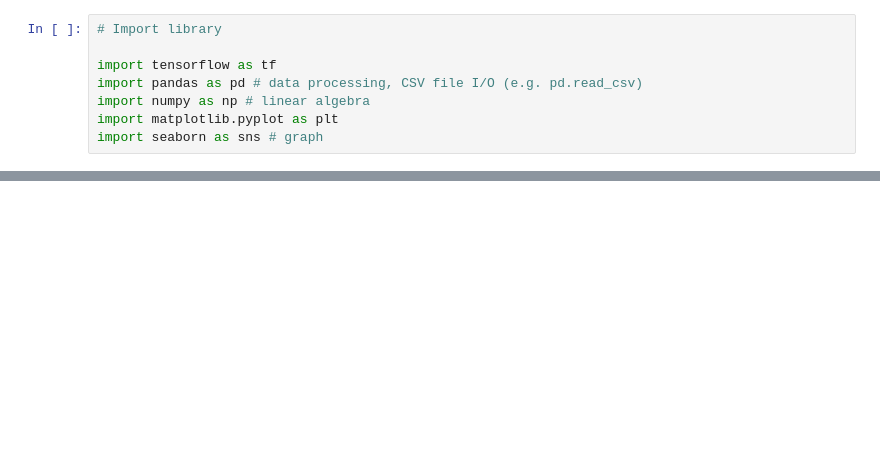
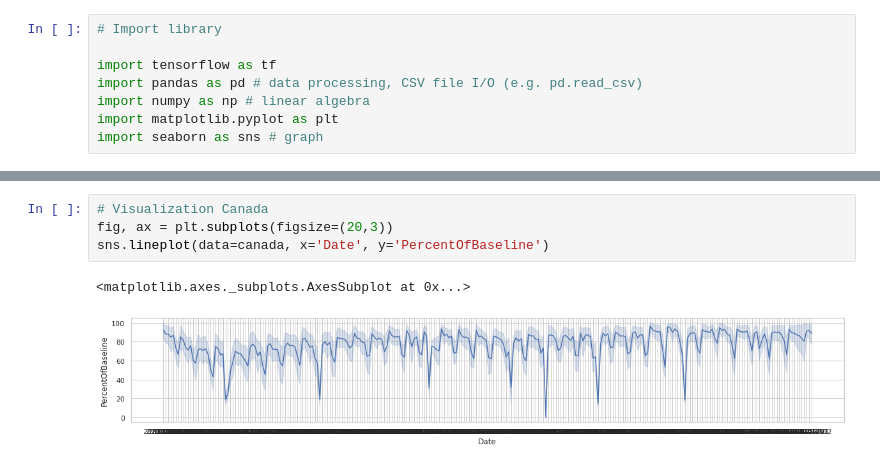
Before and after one commit to tiaherdi/Traffic-Sign-5, a Jupyter notebook: Traffic_Sign_5.ipynb, the cells around one changed output, grey strips where cells are left out. Saved outputs shown, nothing was run; the diff lists cells and outputs as text; blank space fills up the shorter version.

```diff
--- a/Traffic_Sign_5.ipynb
+++ b/Traffic_Sign_5.ipynb
@@ -78,0 +104,7 @@ us  = data_per_negara.get_group('United States of America (the)')
+# %%
+# Visualization Canada
+fig, ax = plt.subplots(figsize=(20,3))
+sns.lineplot(data=canada, x='Date', y='PercentOfBaseline')
+# %% [output]
+<matplotlib.axes._subplots.AxesSubplot at 0x...>
+[figure, added]
```
Also changed, not shown: parts of 18 cells of this notebook.
